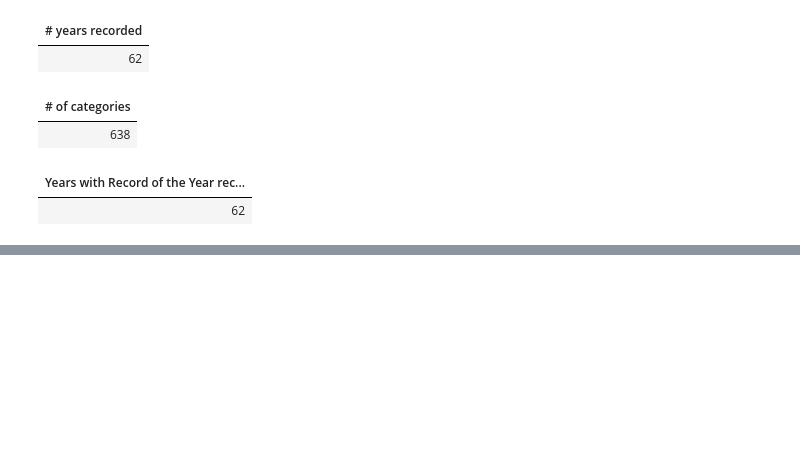
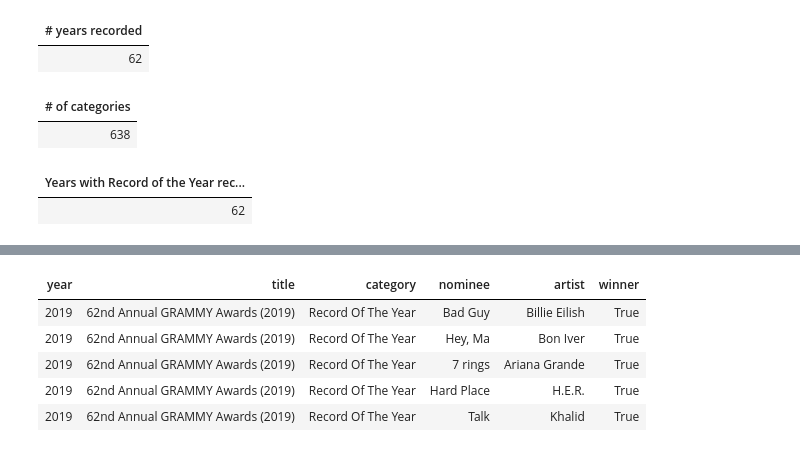
Before and after one commit to mackrauss/3252-BigData-Group-F, a Jupyter notebook: Group F - Data Project.ipynb, the cells around one changed output, grey strips where cells are left out. Cells and saved outputs as stored; diff of their text form; code cells hidden in the pictures; blank space fills up the shorter version.

```diff
--- a/Group F - Data Project.ipynb
+++ b/Group F - Data Project.ipynb
@@ -62,3 +90,19 @@ display(df.head(5))
+# %%
+getGrammyData()
+
+file_location = "dbfs:/FileStore/tables/the_grammy_awards.csv"
+file_type = "csv"
+
+# CSV options
+infer_schema = "false"
+first_row_is_header = "true"
+delimiter = ","
+
+df = spark.read.format(file_type) \
+  .option("inferSchema", infer_schema) \
+  .option("header", first_row_is_header) \
+  .option("sep", delimiter) \
+  .load(file_location)
 # %%
 # Create a view or table to allow SQL usage
 
@@ -127,6 +171,18 @@ display(df_record.head(5))
 | 2019 | 62nd Annual GRAMMY Awards (2019) | Record Of The Year | 7 rings | Ariana Grande | Charles Anderson, Tommy Brown, Mi... | https://www.grammy.com/sites/com/... | True |
 | 2019 | 62nd Annual GRAMMY Awards (2019) | Record Of The Year | Hard Place | H.E.R. | Rodney “Darkchild” Jerkins, produ... | https://www.grammy.com/sites/com/... | True |
 | 2019 | 62nd Annual GRAMMY Awards (2019) | Record Of The Year | Talk | Khalid | Disclosure & Denis Kosiak, produc... | https://www.grammy.com/sites/com/... | True |
+# %%
+df_record = df.select('year','title','category','nominee','artist','winner').where(df.category == "Record Of The Year")
+display(df_record.head(5))
+
+## Why are all of the records winners?
+# %% [output]
+| year | title | category | nominee | artist | winner |
+| 2019 | 62nd Annual GRAMMY Awards (2019) | Record Of The Year | Bad Guy | Billie Eilish | True |
+| 2019 | 62nd Annual GRAMMY Awards (2019) | Record Of The Year | Hey, Ma | Bon Iver | True |
+| 2019 | 62nd Annual GRAMMY Awards (2019) | Record Of The Year | 7 rings | Ariana Grande | True |
+| 2019 | 62nd Annual GRAMMY Awards (2019) | Record Of The Year | Hard Place | H.E.R. | True |
+| 2019 | 62nd Annual GRAMMY Awards (2019) | Record Of The Year | Talk | Khalid | True |
 # %%
 # Create a view or table for Record Of the Year data
 
```
Also changed, not shown: parts of 3 cells of this notebook.
